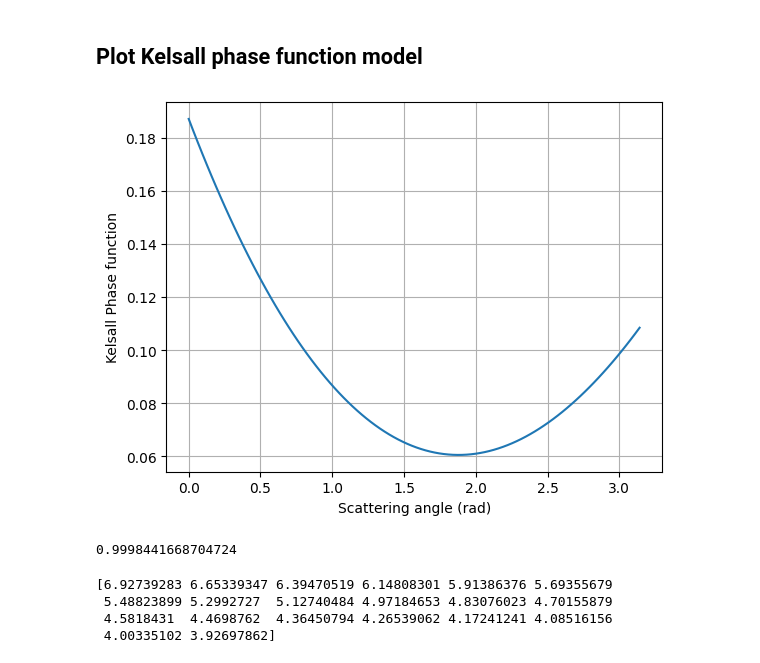
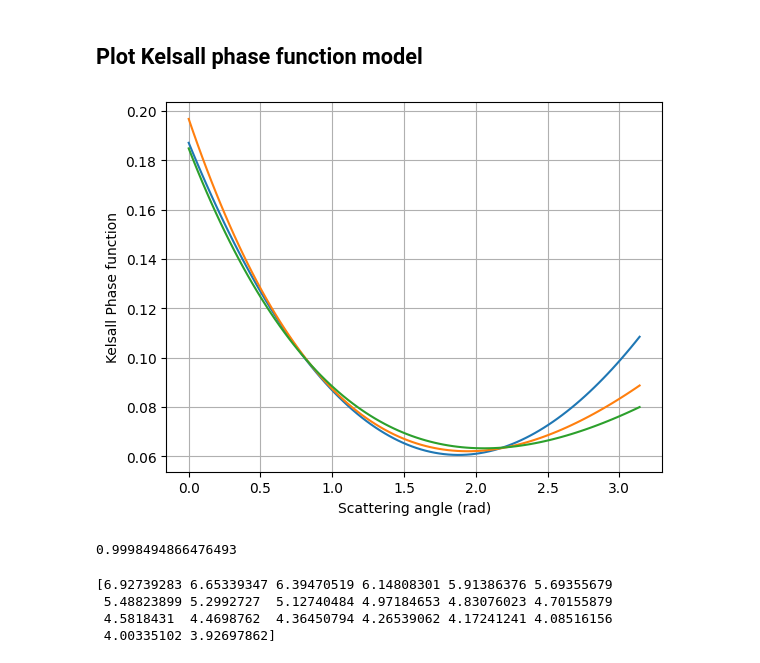
Before and after one commit to oravitan/zodiacal-polarized, a Jupyter notebook: notebooks/create_and_compare_mie.ipynb, the cells around one changed output. Saved outputs shown, nothing was run; the diff lists cells and outputs as text; code cells hidden in the pictures.

```diff
--- a/notebooks/create_and_compare_mie.ipynb
+++ b/notebooks/create_and_compare_mie.ipynb
@@ -32,22 +35,28 @@ mie.save('saved_models/white_light_mie_model')
 from zodipy._source_funcs import get_phase_function
 
 theta = np.linspace(0, np.pi, 100)
-C = (-0.942, 0.121, -0.165)
-phase_func = get_phase_function(theta, C)
+C1 = (-0.942, 0.121, -0.165)
+C2 = (-0.527, 0.187, -0.598)
+C3 = (-0.431, 0.172, -0.633)
+phase_func1 = get_phase_function(theta, C1)
+phase_func2 = get_phase_function(theta, C2)
+phase_func3 = get_phase_function(theta, C3)
 # %%
 plt.figure()
-plt.plot(theta, phase_func)
+plt.plot(theta, phase_func1, label='Kelsall Phase function for $\lambda=1.25\mu m$')
+plt.plot(theta, phase_func2, label='Kelsall Phase function for $\lambda=1.25\mu m$')
+plt.plot(theta, phase_func3, label='Kelsall Phase function for $\lambda=1.25\mu m$')
 plt.grid()
 plt.xlabel('Scattering angle (rad)')
 plt.ylabel('Kelsall Phase function')
 plt.show()
 # %% [output]
-[figure, old version]
+[figure, new version]
 # %%
 # show the normalization of the phase function
-2 * np.pi * np.trapz(phase_func * np.sin(theta), theta)
+2 * np.pi * np.trapz(phase_func2 * np.sin(theta), theta)
 # %% [output]
-0.9998441668704724
+0.9998494866476493
 # %%
 print(2 * np.pi * np.trapz(mie_scatt[:, :, 0, 0], theta_test, axis=0))
 # %% [output]
```
Also changed, not shown: parts of 2 cells of this notebook, 7 other files.
